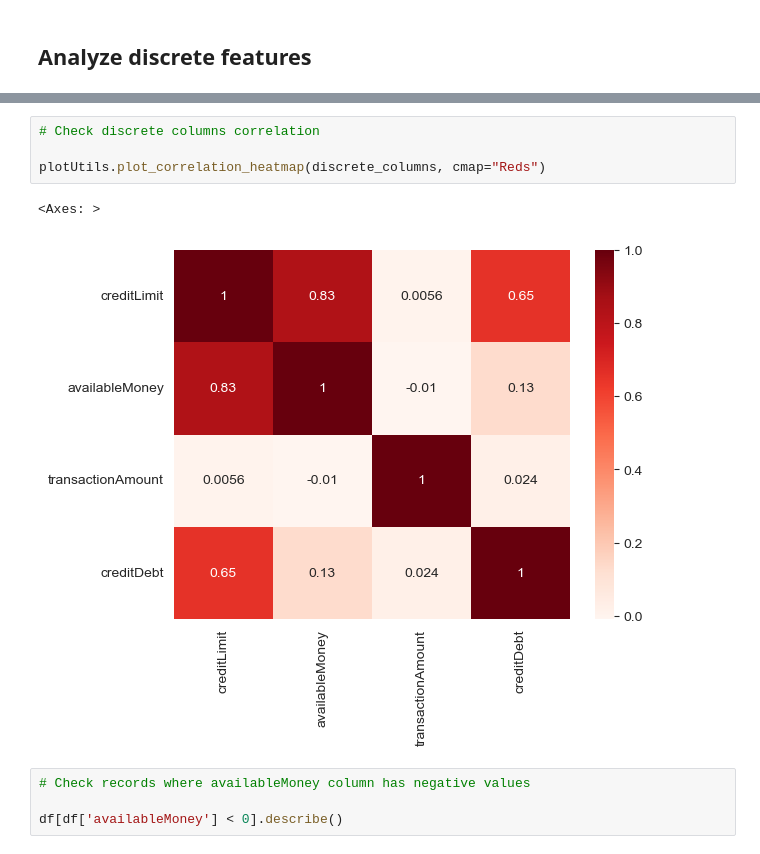
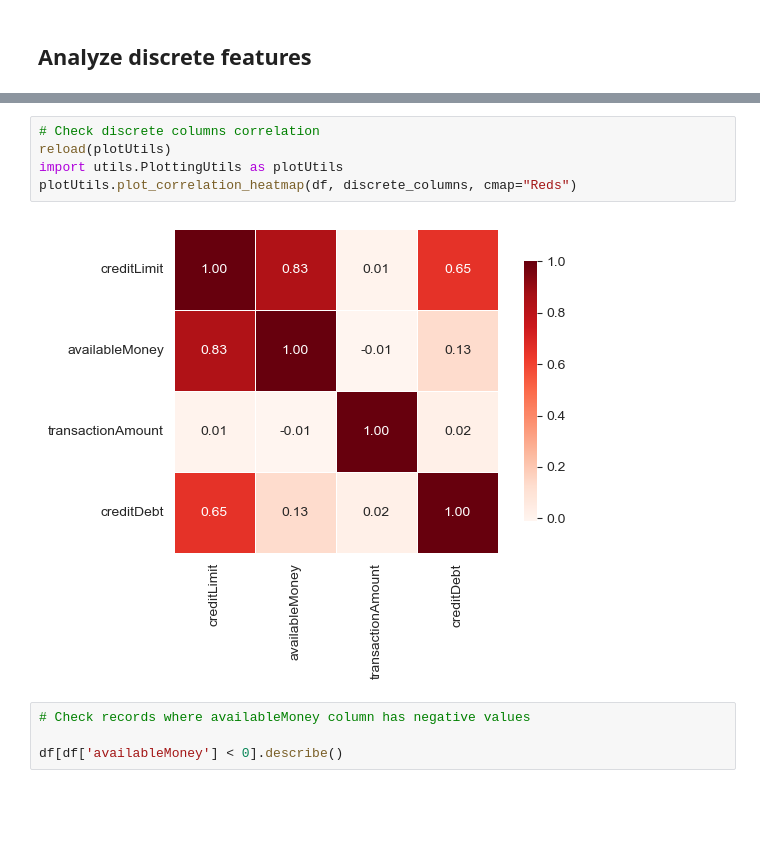
Before and after one commit to Illidan777/FTF-detector, a Jupyter notebook: model/stages/1_EDA.ipynb, the cells around one changed output, grey strips where cells are left out. Drawn from its saved outputs; the diff is of its cells as text; blank space fills up the shorter version.

```diff
--- a/model/stages/1_EDA.ipynb
+++ b/model/stages/1_EDA.ipynb
@@ -262,10 +259,10 @@ plotUtils.plot_boxplots_distribution(df, discrete_columns)
 # %%
 # Check discrete columns correlation
-
-plotUtils.plot_correlation_heatmap(discrete_columns, cmap="Reds")
+reload(plotUtils)
+import utils.PlottingUtils as plotUtils
+plotUtils.plot_correlation_heatmap(df, discrete_columns, cmap="Reds")
 # %% [output]
-<Axes: >
-[figure, old version]
+[figure, new version]
 # %%
 # Check records where availableMoney column has negative values
 
```
Also changed, not shown: parts of 6 cells of this notebook, 10 other files.
